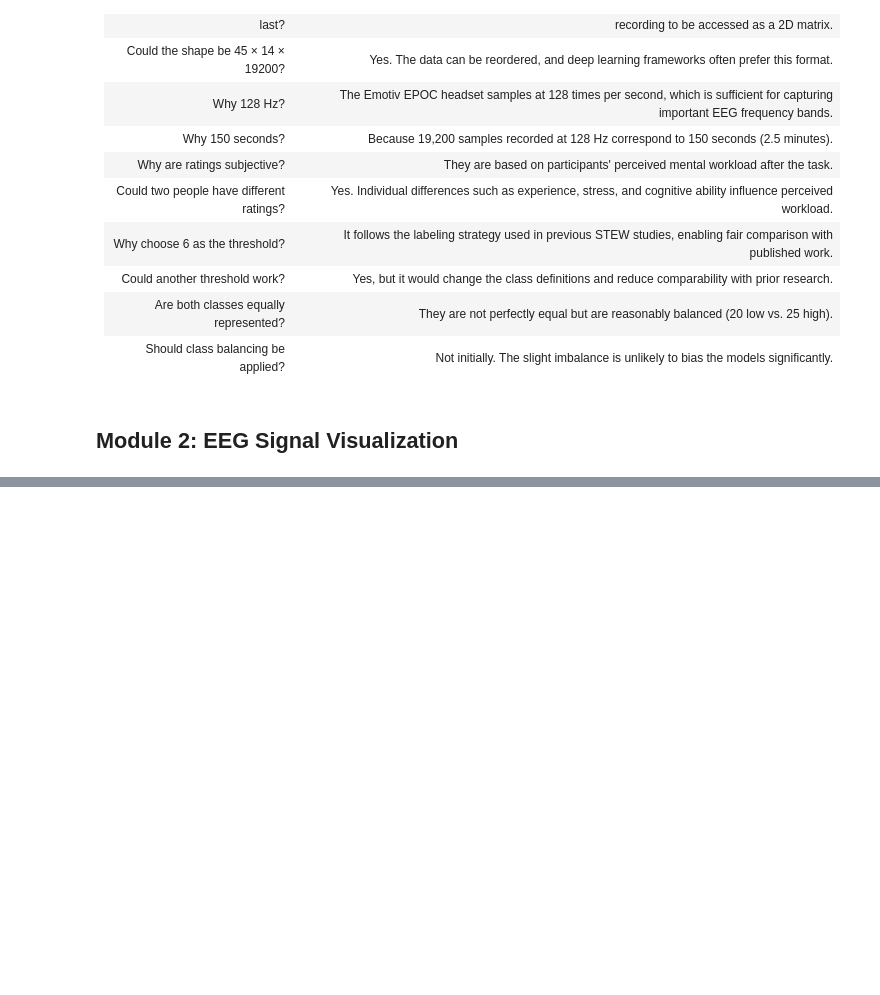
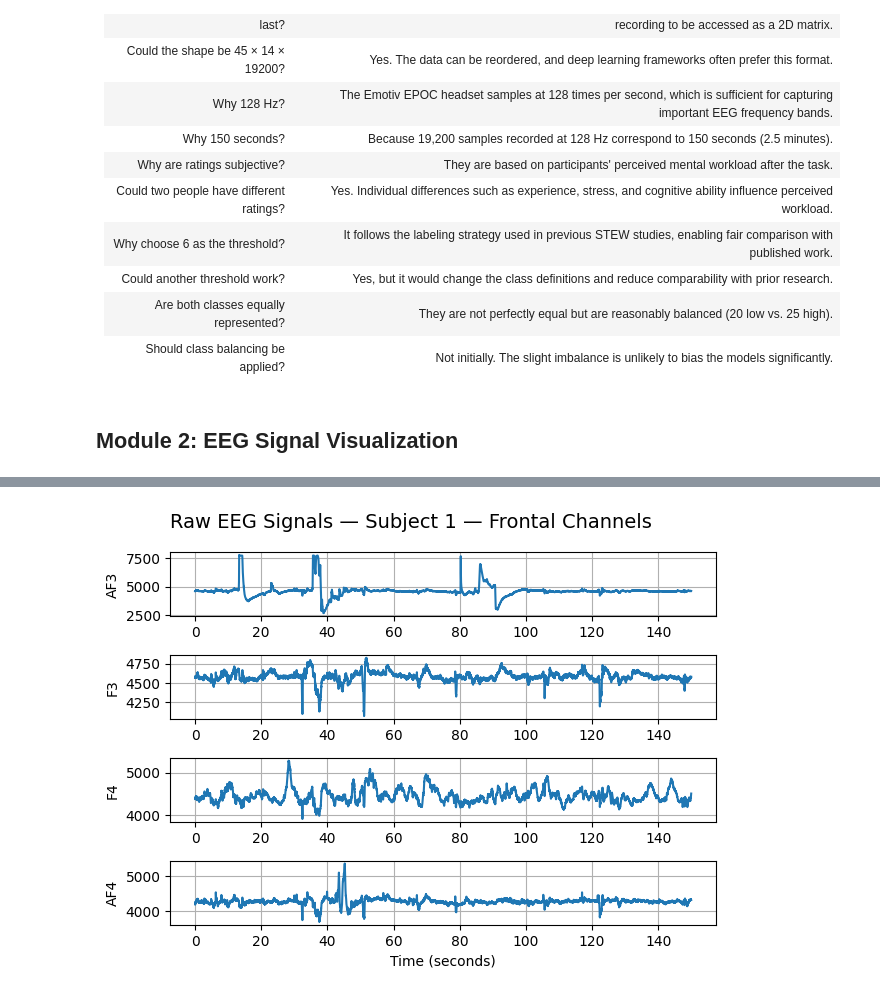
Before and after one commit to HumaimaRiaz47/eeg-cognitive-load-comparison, a Jupyter notebook: notebooks/dataset_exploration.ipynb, the cells around one changed output, grey strips where cells are left out. Cells and saved outputs as stored; diff of their text form; code cells hidden in the pictures; blank space fills up the shorter version.

```diff
--- a/notebooks/dataset_exploration.ipynb
+++ b/notebooks/dataset_exploration.ipynb
@@ -253,0 +322,13 @@ np.save("binary_labels.npy", binary_labels)
+# %%
+import numpy as np
+import matplotlib.pyplot as plt
+
+fs = 128
+subject_idx = 0
+
+channel_names = [
+    "AF3", "F7", "F3", "FC5",
+    "T7", "P7", "O1", "O2",
+    "P8", "T8", "FC6", "F4",
+    "F8", "AF4"
+]
@@ -253,0 +344,20 @@ np.save("binary_labels.npy", binary_labels)
+# %%
+for i, channel in enumerate(selected_channels):
+    channel_idx = channel_names.index(channel)
+    signal = X[channel_idx, :, subject_idx]
+
+    plt.subplot(4, 1, i + 1)
+    plt.plot(time, signal)
+    plt.ylabel(channel)
+    plt.grid(True)
+
+plt.xlabel("Time (seconds)")
+plt.suptitle(
+    "Raw EEG Signals — Subject 1 — Frontal Channels",
+    fontsize=14
+)
+
+plt.tight_layout()
+plt.show()
+# %% [output]
+[figure, added]
```
Also changed, not shown: parts of 22 cells of this notebook.
